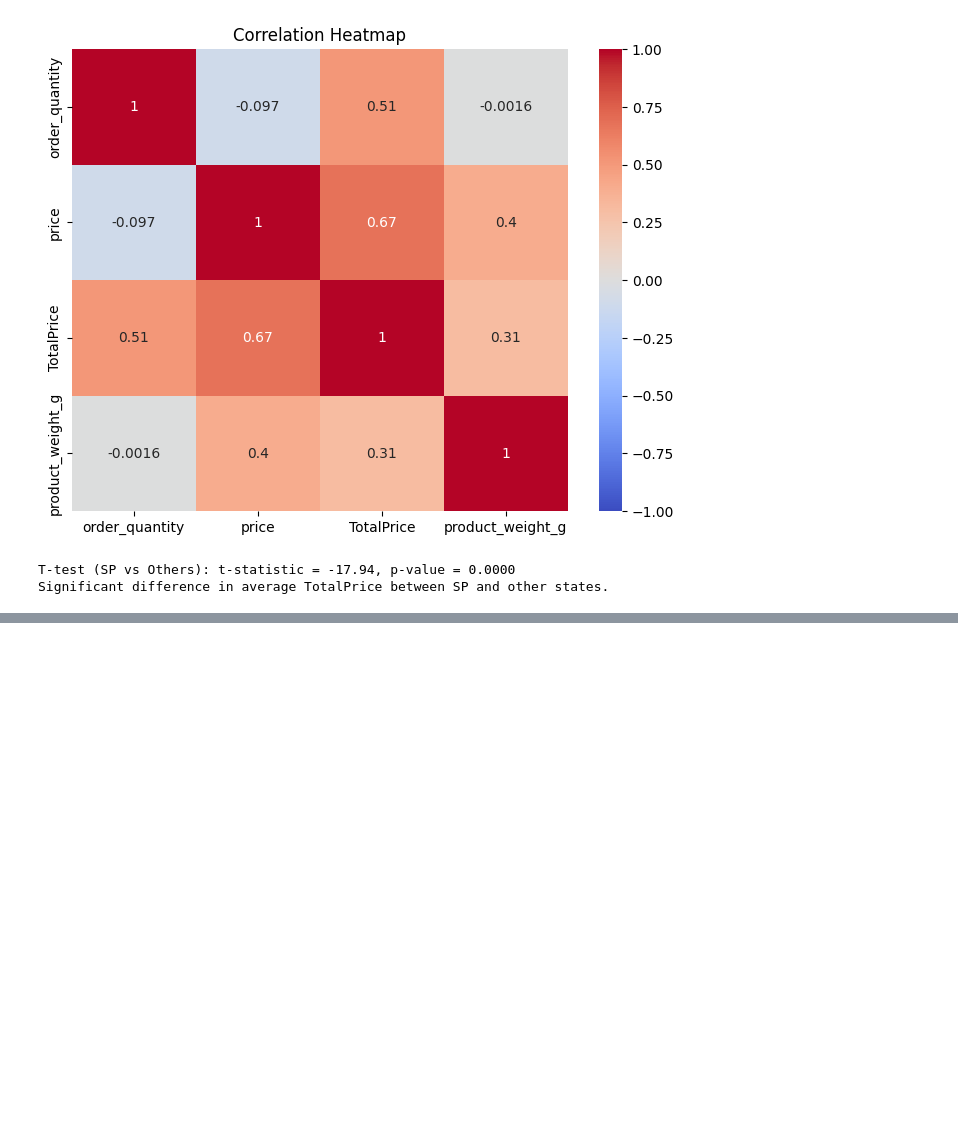
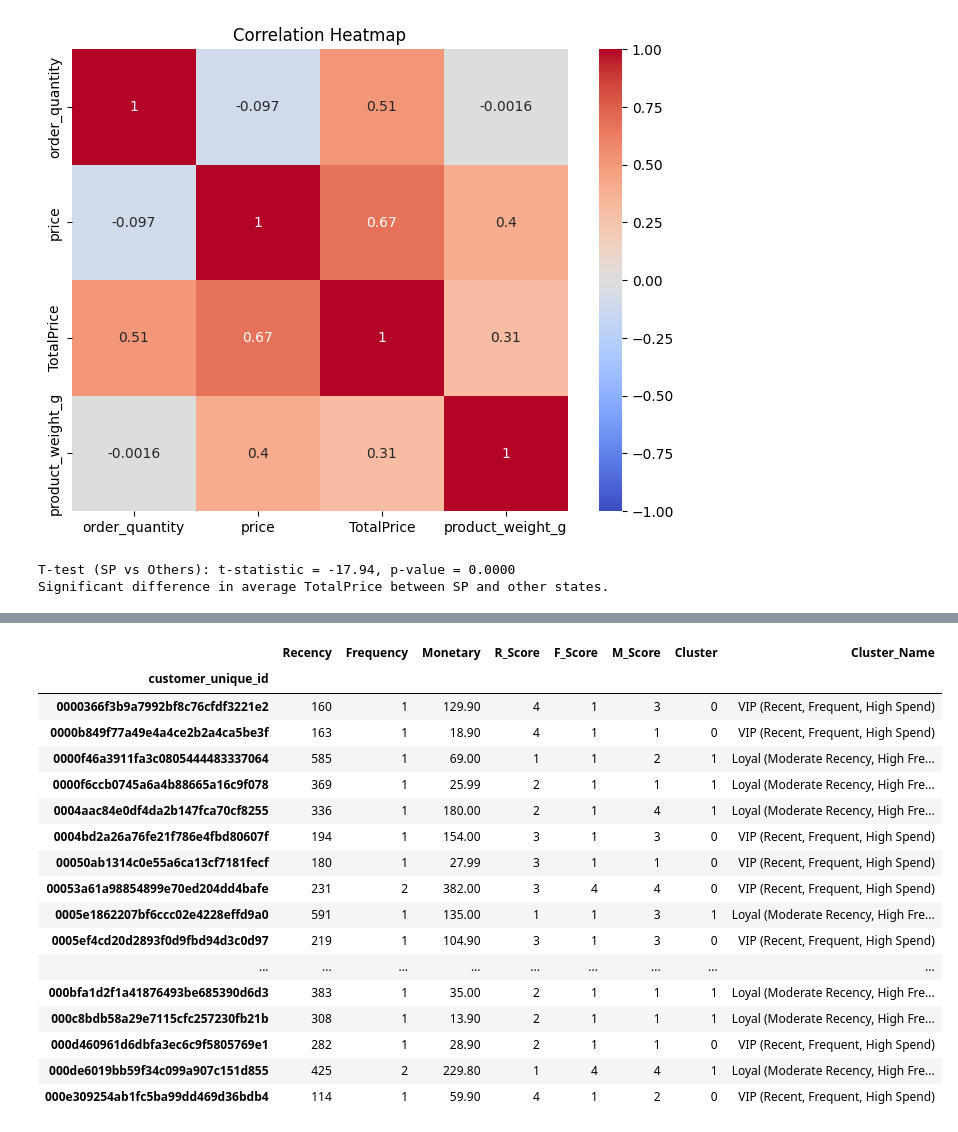
Before and after one commit to Darrell-Bailey/ecommerce-sales-analysis, a Jupyter notebook: notebooks/eda.ipynb, the cells around one changed output, grey strips where cells are left out. Cells and saved outputs as stored; diff of their text form; code cells hidden in the pictures; blank space fills up the shorter version.

```diff
--- a/notebooks/eda.ipynb
+++ b/notebooks/eda.ipynb
@@ -201,0 +233,21 @@ Name: count, dtype: int64
+# %%
+rfm.head(20)
+# %% [output]
+|  | Recency | Frequency | Monetary | R_Score | F_Score | M_Score | Cluster | Cluster_Name |
+| customer_unique_id |  |  |  |  |  |  |  |  |
+| 0000366f3b9a7992bf8c76cfdf3221e2 | 160 | 1 | 129.90 | 4 | 1 | 3 | 0 | VIP (Recent, Frequent, High Spend) |
+| 0000b849f77a49e4a4ce2b2a4ca5be3f | 163 | 1 | 18.90 | 4 | 1 | 1 | 0 | VIP (Recent, Frequent, High Spend) |
+| 0000f46a3911fa3c0805444483337064 | 585 | 1 | 69.00 | 1 | 1 | 2 | 1 | Loyal (Moderate Recency, High Fre... |
+| 0000f6ccb0745a6a4b88665a16c9f078 | 369 | 1 | 25.99 | 2 | 1 | 1 | 1 | Loyal (Moderate Recency, High Fre... |
+| 0004aac84e0df4da2b147fca70cf8255 | 336 | 1 | 180.00 | 2 | 1 | 4 | 1 | Loyal (Moderate Recency, High Fre... |
+| 0004bd2a26a76fe21f786e4fbd80607f | 194 | 1 | 154.00 | 3 | 1 | 3 | 0 | VIP (Recent, Frequent, High Spend) |
+| 00050ab1314c0e55a6ca13cf7181fecf | 180 | 1 | 27.99 | 3 | 1 | 1 | 0 | VIP (Recent, Frequent, High Spend) |
+| 00053a61a98854899e70ed204dd4bafe | 231 | 2 | 382.00 | 3 | 4 | 4 | 0 | VIP (Recent, Frequent, High Spend) |
+| 0005e1862207bf6ccc02e4228effd9a0 | 591 | 1 | 135.00 | 1 | 1 | 3 | 1 | Loyal (Moderate Recency, High Fre... |
+| 0005ef4cd20d2893f0d9fbd94d3c0d97 | 219 | 1 | 104.90 | 3 | 1 | 3 | 0 | VIP (Recent, Frequent, High Spend) |
+| ... | ... | ... | ... | ... | ... | ... | ... | ... |
+| 000bfa1d2f1a41876493be685390d6d3 | 383 | 1 | 35.00 | 2 | 1 | 1 | 1 | Loyal (Moderate Recency, High Fre... |
+| 000c8bdb58a29e7115cfc257230fb21b | 308 | 1 | 13.90 | 2 | 1 | 1 | 1 | Loyal (Moderate Recency, High Fre... |
+| 000d460961d6dbfa3ec6c9f5805769e1 | 282 | 1 | 28.90 | 2 | 1 | 1 | 0 | VIP (Recent, Frequent, High Spend) |
+| 000de6019bb59f34c099a907c151d855 | 425 | 2 | 229.80 | 1 | 4 | 4 | 1 | Loyal (Moderate Recency, High Fre... |
+| 000e309254ab1fc5ba99dd469d36bdb4 | 114 | 1 | 59.90 | 4 | 1 | 2 | 0 | VIP (Recent, Frequent, High Spend) |
```
Also changed, not shown: parts of 3 cells of this notebook.
